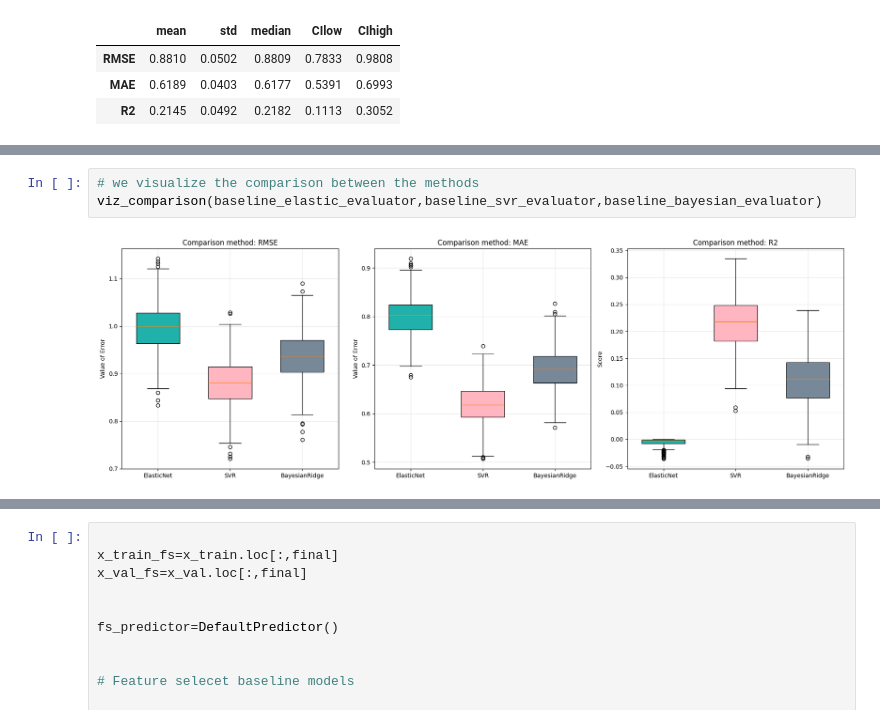
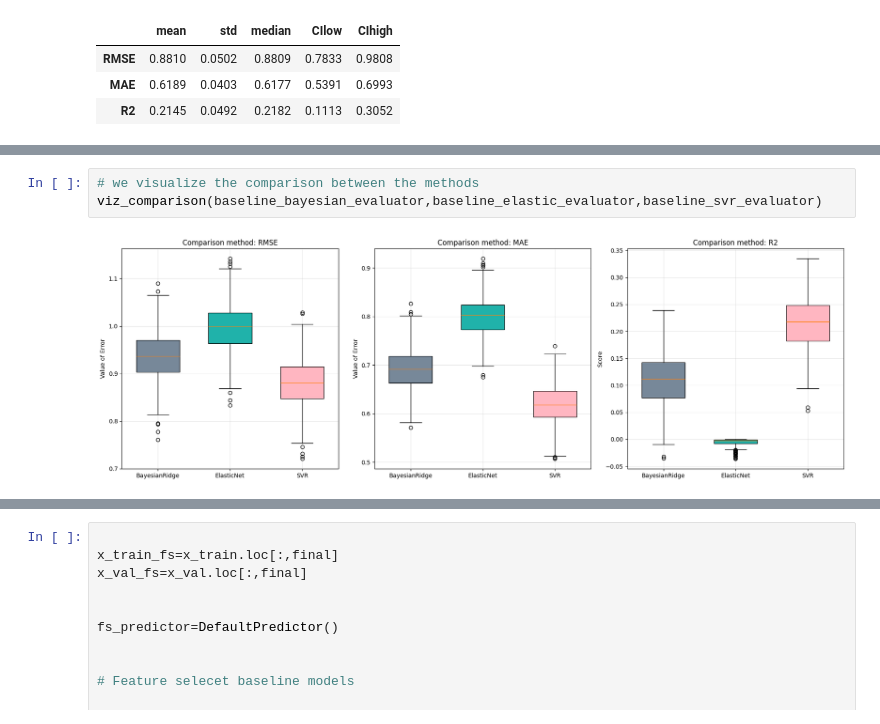
Before and after one commit to vex-me-not/Assignment-1, a Jupyter notebook: notebooks/model_analysis.ipynb, the cells around one changed output, grey strips where cells are left out. Cells and saved outputs as stored; diff of their text form.

```diff
--- a/notebooks/model_analysis.ipynb
+++ b/notebooks/model_analysis.ipynb
@@ -109,8 +109,8 @@ baseline_bayesian_report.head()
 # %%
 # we visualize the comparison between the methods
-viz_comparison(baseline_elastic_evaluator,baseline_svr_evaluator,baseline_bayesian_evaluator)
+viz_comparison(baseline_bayesian_evaluator,baseline_elastic_evaluator,baseline_svr_evaluator)
 # %% [output]
-[figure, old version]
+[figure, new version]
 # %%
 # Feature selection
 # Maybe feature select just on SVR?
```
Also changed, not shown: parts of 8 cells of this notebook, 4 other files.
